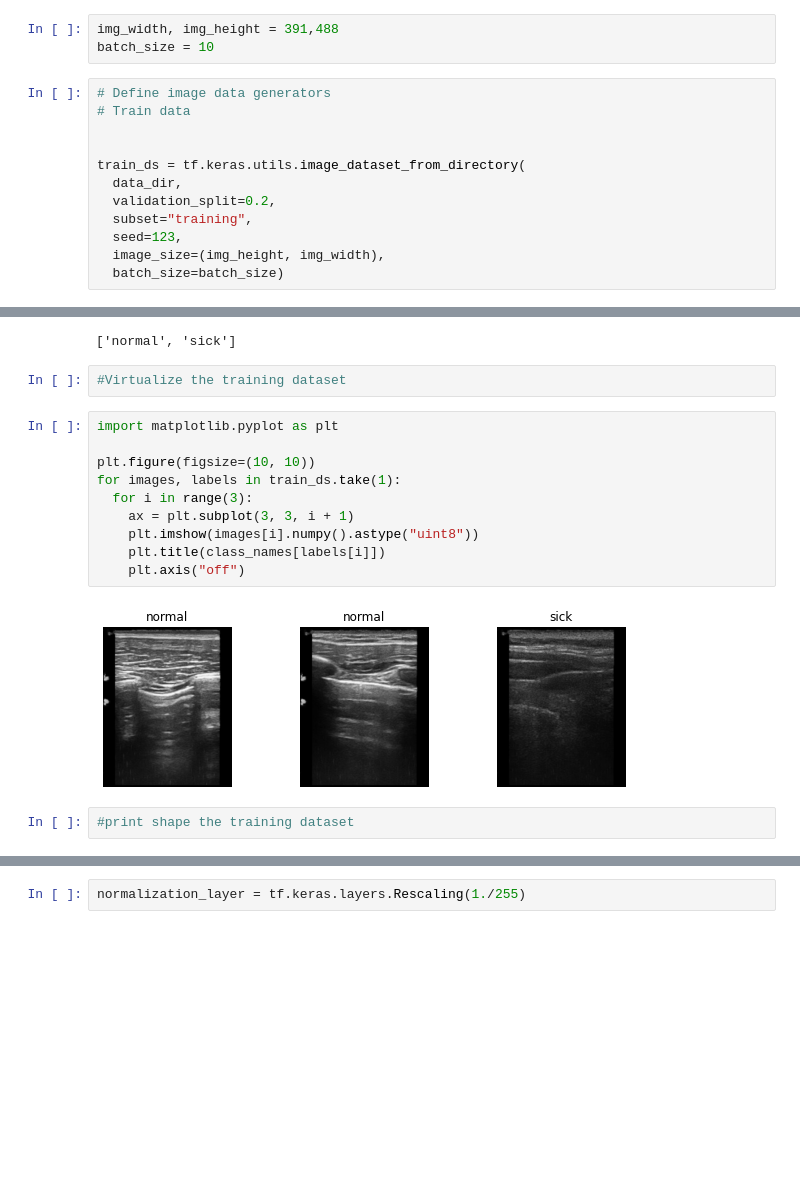
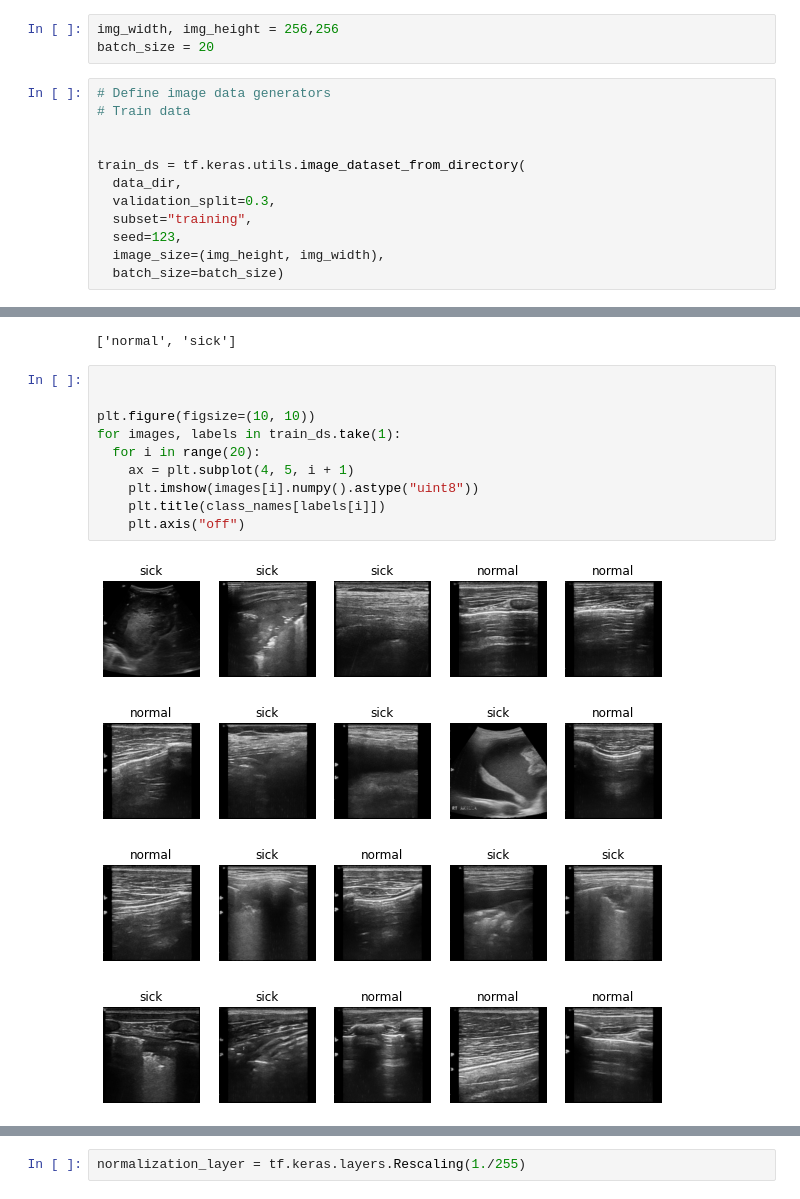
Before and after one commit to brendaFlavia/DeepLearningAssignment, a Jupyter notebook: Untitled0.ipynb, the cells around one changed output, grey strips where cells are left out. Cells and saved outputs as stored; diff of their text form; blank space fills up the shorter version.

```diff
--- a/Untitled0.ipynb
+++ b/Untitled0.ipynb
@@ -26,8 +33,8 @@ data_dir = pathlib.Path('/content/gdrive/My Drive/DeepLearning/Dataset1')
 # %% [output]
 Drive already mounted at /content/gdrive; to attempt to forcibly remount, call drive.mount("/content/gdrive", force_remount=True).
 # %%
-img_width, img_height = 391,488
-batch_size = 10
+img_width, img_height = 256,256
+batch_size = 20
 # %%
 # Define image data generators
 # Train data
@@ -35,7 +42,7 @@ batch_size = 10
 
 train_ds = tf.keras.utils.image_dataset_from_directory(
   data_dir,
-  validation_split=0.2,
+  validation_split=0.3,
   subset="training",
   seed=123,
   image_size=(img_height, img_width),
@@ -67,22 +84,18 @@ class_names = train_ds.class_names
 print(class_names)
 # %% [output]
 ['normal', 'sick']
-# %%
-#Virtualize the training dataset
 # %%
-import matplotlib.pyplot as plt
+
 
 plt.figure(figsize=(10, 10))
 for images, labels in train_ds.take(1):
-  for i in range(3):
-    ax = plt.subplot(3, 3, i + 1)
+  for i in range(20):
+    ax = plt.subplot(4, 5, i + 1)
     plt.imshow(images[i].numpy().astype("uint8"))
     plt.title(class_names[labels[i]])
     plt.axis("off")
 # %% [output]
-[figure, old version]
+[figure, new version]
-# %%
-#print shape the training dataset
 # %%
 for image_batch, labels_batch in train_ds:
   print(image_batch.shape)
```
Also changed, not shown: parts of 69 cells of this notebook.
